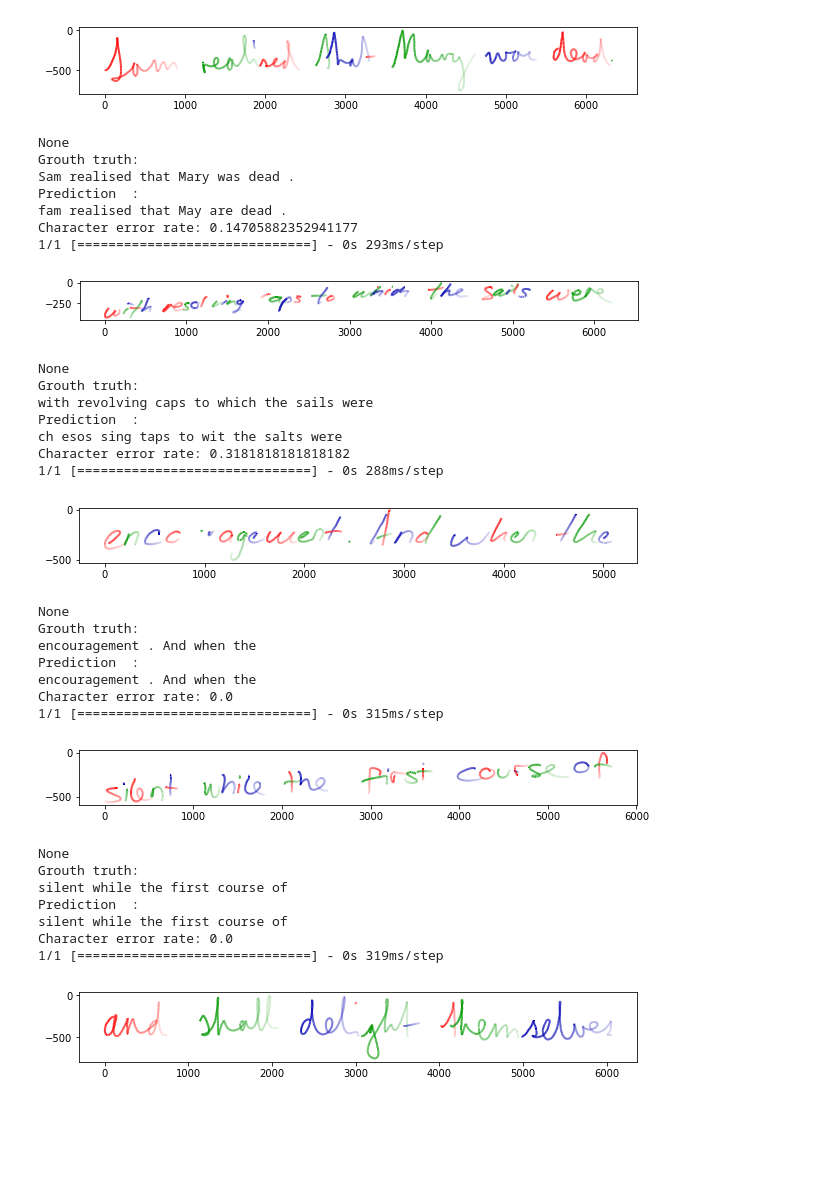
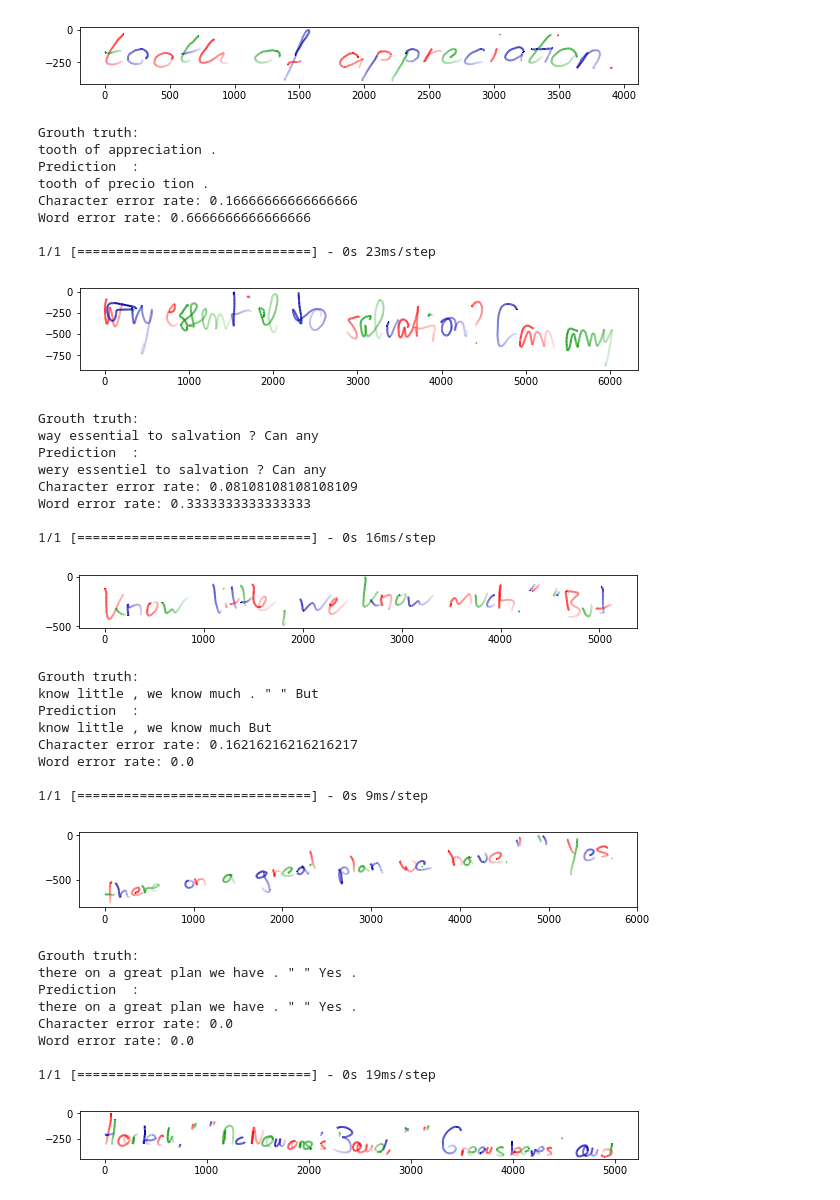
Before and after one commit to chunkyjasper/IAMhwr, a Jupyter notebook: demo/evaluation.ipynb, the cells around one changed output. Saved outputs shown, nothing was run; the diff lists cells and outputs as text; code cells hidden in the pictures; blank space fills up the shorter version.

```diff
--- a/demo/evaluation.ipynb
+++ b/demo/evaluation.ipynb
@@ -12,5 +11,5 @@ from hwr.decoding.trie_beam_search import *
 from matplotlib import pyplot as plt
 import numpy as np
 # %%
-model = ONNET(preload=True)
+model = ONNET(preload=True, gru=False, gpu=True)
 # %% [output]
@@ -33,18 +32,24 @@ model.evaluate(eval_seq, decoder=DECODER.TRIE_BEAM_SEARCH)
 # %%
-# Random 10 samples
+# Random samples
 n=10
 a_cer = 0
-
+a_wer = 0
+decoder=TrieBeamSearchDecoder(25, lm="sbo", ngram=7, prune=10, trie='100k', gamma=1)
 for _ in range(n):
     features, ground_truth, pointset = eval_seq.random_sample()
-    pred = model.predict(features)[0]
-    print(pointset.plot_strokes())
+    pred = model.predict(features, decoder=decoder)[0]
+    pointset.plot_strokes()
     print("Grouth truth: \n{}".format(ground_truth))
     print("Prediction  : \n{}".format(pred))
     cer = character_error_rate([ground_truth], [pred])
+    wer = word_error_rate([ground_truth], [pred])
     print("Character error rate: {}".format(cer))
+    print("Word error rate: {}".format(wer))
+    print()
     a_cer += cer
+    a_wer += wer
 
 a_cer = a_cer / n
-print(a_cer)
+a_wer = a_wer / n
+a_cer, a_wer
 # %% [output]
@@ -52,33 +57,37 @@ print(a_cer)
-[figure, old version]
+[figure, new version]
-None
 Grouth truth:
-Sam realised that Mary was dead .
+tooth of appreciation .
 Prediction  :
-fam realised that May are dead .
-Character error rate: 0.14705882352941177
-1/1 [==============================] - 0s 293ms/step
+tooth of precio tion .
+Character error rate: 0.16666666666666666
+Word error rate: 0.6666666666666666
+
+1/1 [==============================] - 0s 23ms/step
-[figure, old version]
+[figure, new version]
-None
 Grouth truth:
-with revolving caps to which the sails were
+way essential to salvation ? Can any
 Prediction  :
-ch esos sing taps to wit the salts were
-Character error rate: 0.3181818181818182
-1/1 [==============================] - 0s 288ms/step
+wery essentiel to salvation ? Can any
+Character error rate: 0.08108108108108109
+Word error rate: 0.3333333333333333
+
+1/1 [==============================] - 0s 16ms/step
-[figure, old version]
+[figure, new version]
-None
 Grouth truth:
-encouragement . And when the
+know little , we know much . " " But
 Prediction  :
-encouragement . And when the
-Character error rate: 0.0
-1/1 [==============================] - 0s 315ms/step
+know little , we know much But
+Character error rate: 0.16216216216216217
+Word error rate: 0.0
+
+1/1 [==============================] - 0s 9ms/step
-[figure, old version]
+[figure, new version]
-None
 Grouth truth:
-silent while the first course of
+there on a great plan we have . " " Yes .
 Prediction  :
-silent while the first course of
+there on a great plan we have . " " Yes .
 Character error rate: 0.0
-1/1 [==============================] - 0s 319ms/step
+Word error rate: 0.0
+
+1/1 [==============================] - 0s 19ms/step
-[figure, old version]
+[figure, new version]
```
Also changed, not shown: parts of 6 cells of this notebook, 30 other files.
